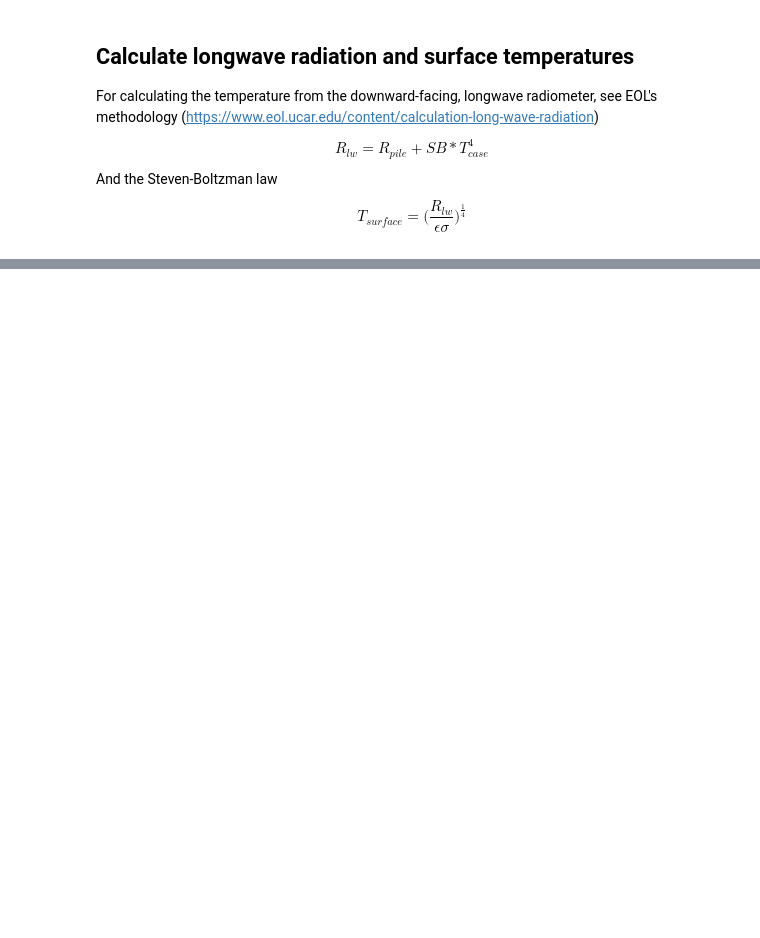
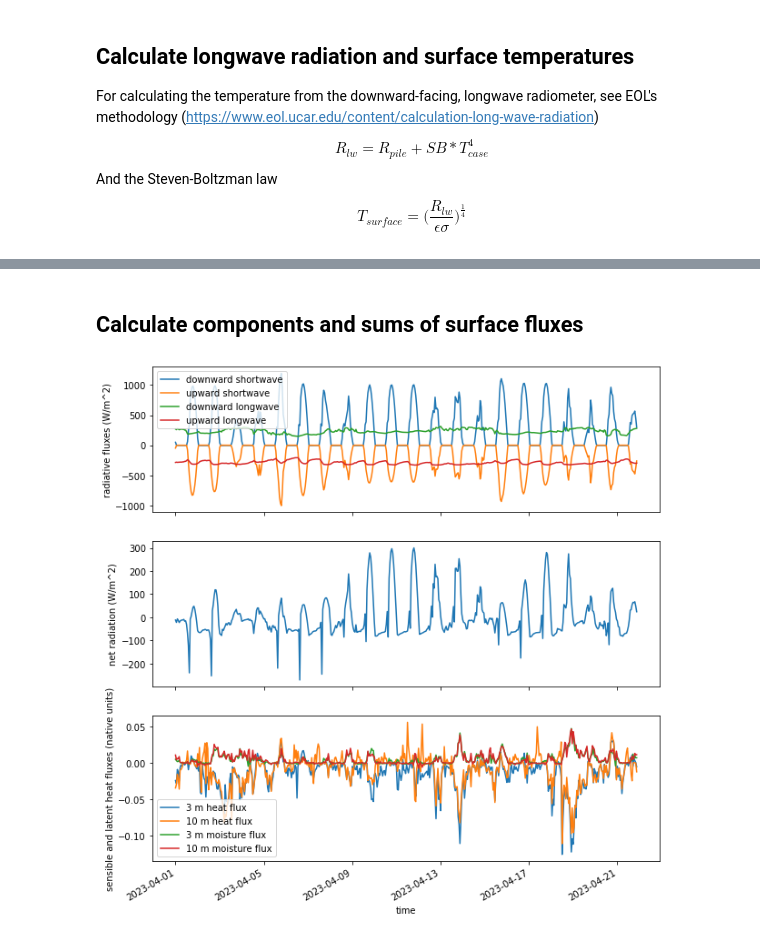
Before and after one commit to Mountain-Hydrology-Research-Group/snow-hydrology, a Jupyter notebook: modules/lab8/lab8-1.ipynb, the cells around one changed output, grey strips where cells are left out. Cells and saved outputs as stored; diff of their text form; code cells hidden in the pictures; blank space fills up the shorter version.

```diff
--- a/modules/lab8/lab8-1.ipynb
+++ b/modules/lab8/lab8-1.ipynb
@@ -237,7 +237,7 @@ def apogee2temp(ds,tower):
     TTc = (TDk**4 + m*Vpile + b)**0.25 - 273.15
     # sufs = suffixes(TTc,leadch='') # get suffixes
     # dimnames(TTc)[[2]] = paste0("Tsfc.Ap.",sufs)
-    TTc = TTc * units('celsius')
+    # TTc = TTc * units('celsius')
     return TTc
 # %% [markdown]
 # Download SoS data
@@ -718,0 +402,5 @@ Looks like only 6% of net solar radiation goes into the energy required for subl
+# %%
+# And calculate the density of air
+Ra = 286.9
+# above is specific gas constant for dry air in J/kg/K
+sos_dataset_60min['ro'] = 100*sos_dataset_60min['P_10m_c']/(Ra * (sos_dataset_60min['T_10m_c']+273.15))
@@ -718,0 +421,36 @@ Looks like only 6% of net solar radiation goes into the energy required for subl
+# %% [markdown]
+## Calculate components and sums of surface fluxes
+# %%
+# import matplotlib.pyplot as plt
+
+fig, axes = plt.subplots(3,1, figsize=(10,10), sharex=True)
+
+sos_dataset_60min['Rsw_in_9m_d'].plot(ax=axes[0], label='downward shortwave')
+(-1 * sos_dataset_60min['Rsw_out_9m_d']).plot(ax=axes[0], label='upward shortwave')
+sos_dataset_60min['LWin'].plot(ax=axes[0], label='downward longwave')
+(-1 * sos_dataset_60min['LWout']).plot(ax=axes[0], label='upward longwave')
+
+(sos_dataset_60min['Rsw_in_9m_d'] + sos_dataset_60min['LWin'] - sos_dataset_60min['Rsw_out_9m_d'] - sos_dataset_60min['LWout']).plot(ax=axes[1], label='net rad')
+
+# then, let's look at the sensible heat flux at two heights
+sos_dataset_60min['w_tc__3m_c'].plot(ax=axes[2], label='3 m heat flux')
+sos_dataset_60min['w_tc__10m_c'].plot(ax=axes[2], label='10 m heat flux')
+
+# and let's look at the latent heat flux at two heights
+sos_dataset_60min['w_h2o__3m_c'].plot(ax=axes[2], label='3 m moisture flux')
+sos_dataset_60min['w_h2o__10m_c'].plot(ax=axes[2], label='10 m moisture flux')
+
+
+axes[0].legend()
+axes[0].set_xlabel("")
+axes[1].set_xlabel("")
+axes[0].set_ylabel("radiative fluxes (W/m^2)")
+axes[1].set_ylabel("net radiation (W/m^2)")
+axes[2].legend()
+axes[2].set_ylabel("sensible and latent heat fluxes (native units)")
+#axes[3].set_ylabel("Richardson Number")
+#axes[3].set_ylim(-0.5, 0.5)
+
+plt.show()
+# %% [output]
+[figure, added]
```
Also changed, not shown: parts of 44 cells of this notebook, 2 other files.
